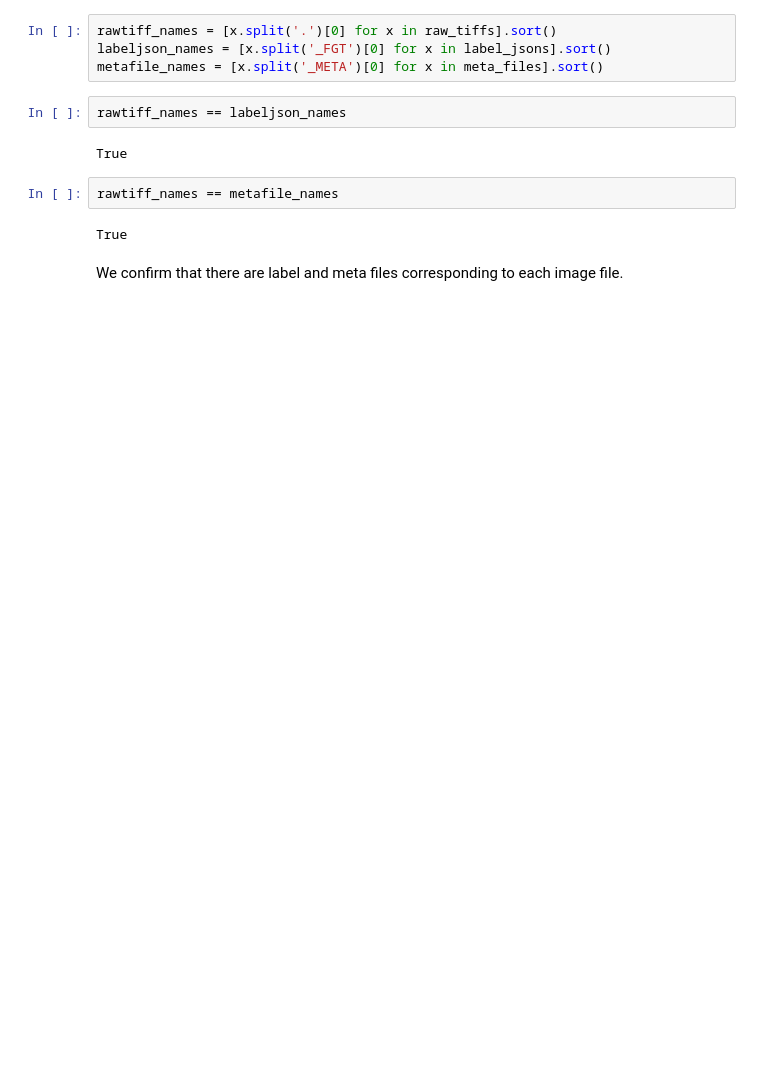
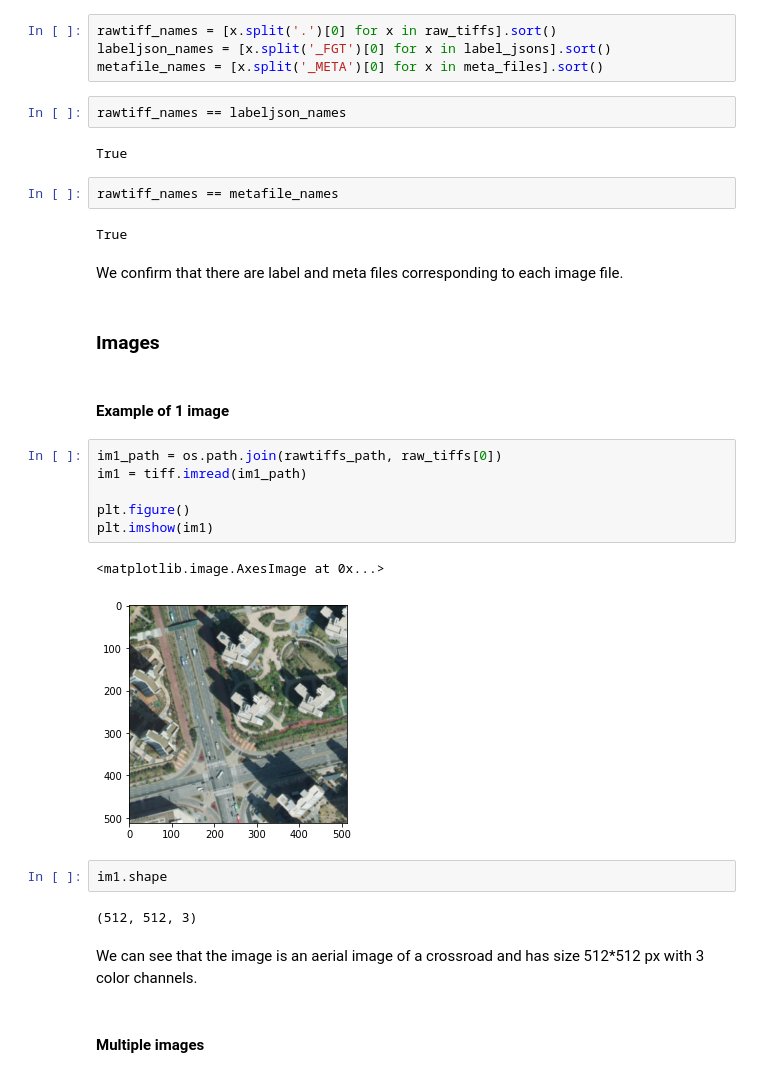
Before and after one commit to parksu111/map-segmentation, a Jupyter notebook: preprocess/Data_Prep.ipynb, the cells around one changed output. Cells and saved outputs as stored; diff of their text form; blank space fills up the shorter version.

Commit message:
Add image examples

```diff
--- a/preprocess/Data_Prep.ipynb
+++ b/preprocess/Data_Prep.ipynb
@@ -60,3 +60,24 @@ rawtiff_names == metafile_names
 True
 # %% [markdown]
 We confirm that there are label and meta files corresponding to each image file.
+# %% [markdown]
+### Images
+# %% [markdown]
+#### Example of 1 image
+# %%
+im1_path = os.path.join(rawtiffs_path, raw_tiffs[0])
+im1 = tiff.imread(im1_path)
+
+plt.figure()
+plt.imshow(im1)
+# %% [output]
+<matplotlib.image.AxesImage at 0x...>
+[figure, added]
+# %%
+im1.shape
+# %% [output]
+(512, 512, 3)
+# %% [markdown]
+We can see that the image is an aerial image of a crossroad and has size 512*512 px with 3 color channels.
+# %% [markdown]
+#### Multiple images
```
Also changed, not shown: parts of 1 cell of this notebook.
